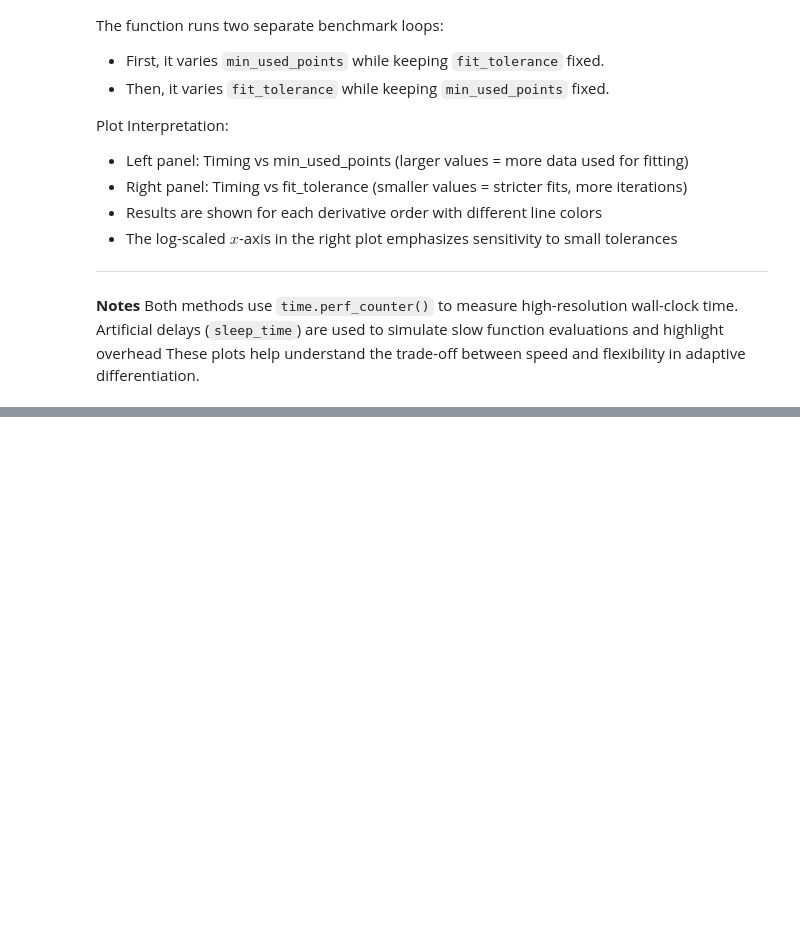
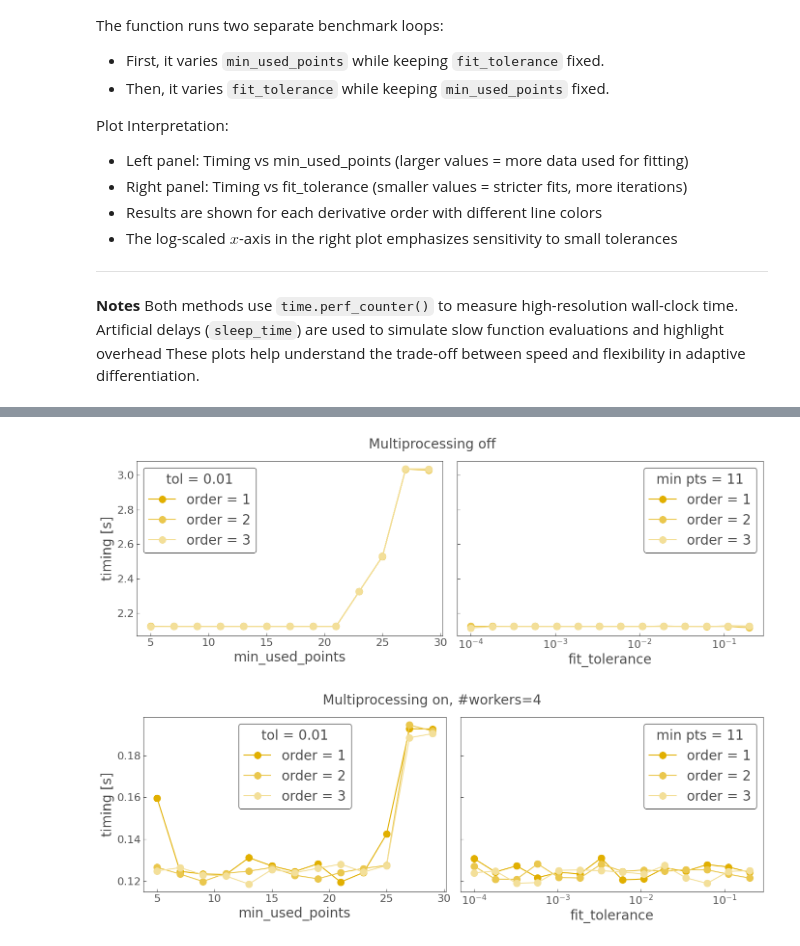
Before and after one commit to nikosarcevic/derivkit, a Jupyter notebook: notebooks/06_adaptive_timing_sweep.ipynb, the cells around one changed output, grey strips where cells are left out. Cells and saved outputs as stored; diff of their text form; code cells hidden in the pictures; blank space fills up the shorter version.

```diff
--- a/notebooks/06_adaptive_timing_sweep.ipynb
+++ b/notebooks/06_adaptive_timing_sweep.ipynb
@@ -78,0 +79,8 @@ pk.plot_adaptive_timing_sweeps()
+# %%
+# Multiprocessing for intensive computation
+sleep_time = 0.1 # 100ms comptutation time
+pk.plot_adaptive_timing_sweeps(sleep_time=sleep_time, use_multiprocess=False)
+pk.plot_adaptive_timing_sweeps(sleep_time=sleep_time, use_multiprocess=True, n_workers=4)
+# %% [output]
+[figure, added]
+[figure, added]
```
Also changed, not shown: parts of 2 cells of this notebook, 3 other files.
